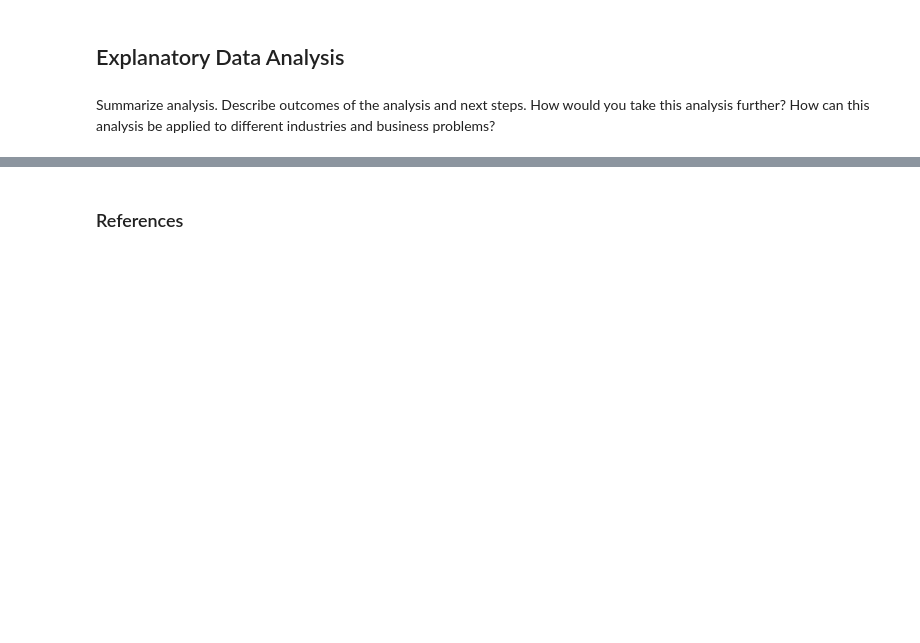
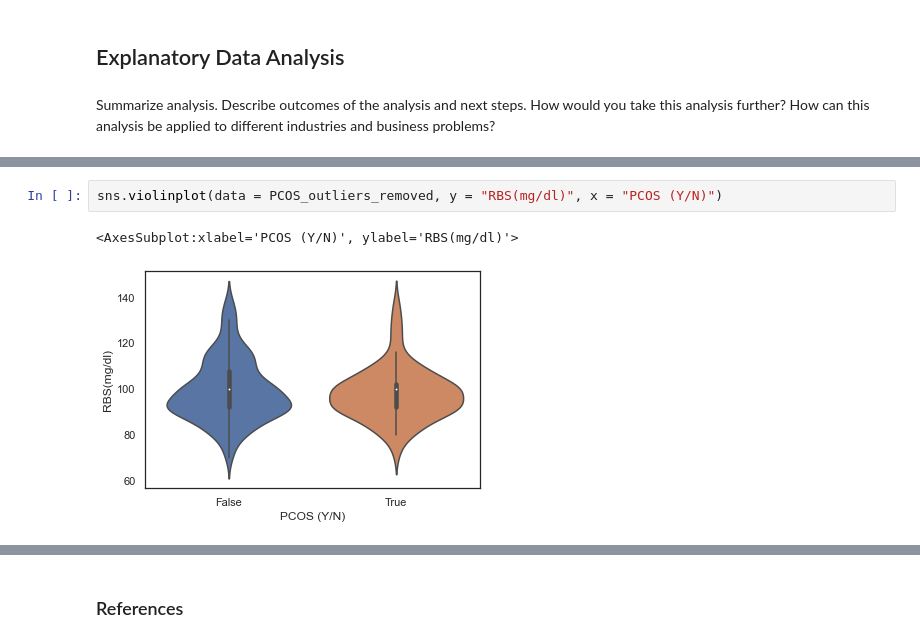
Before and after one commit to powellsarahbeth/PCOS_EDA, a Jupyter notebook: PCOS_Analysis.ipynb, the cells around one changed output, grey strips where cells are left out. Cells and saved outputs as stored; diff of their text form; blank space fills up the shorter version.

```diff
--- a/PCOS_Analysis.ipynb
+++ b/PCOS_Analysis.ipynb
@@ -482,0 +582,5 @@ Summarize analysis. Describe outcomes of the analysis and next steps. How would
+# %%
+sns.violinplot(data = PCOS_outliers_removed, y = "RBS(mg/dl)", x = "PCOS (Y/N)")
+# %% [output]
+<AxesSubplot:xlabel='PCOS (Y/N)', ylabel='RBS(mg/dl)'>
+[figure, added]
```
Also changed, not shown: parts of 86 cells of this notebook.
